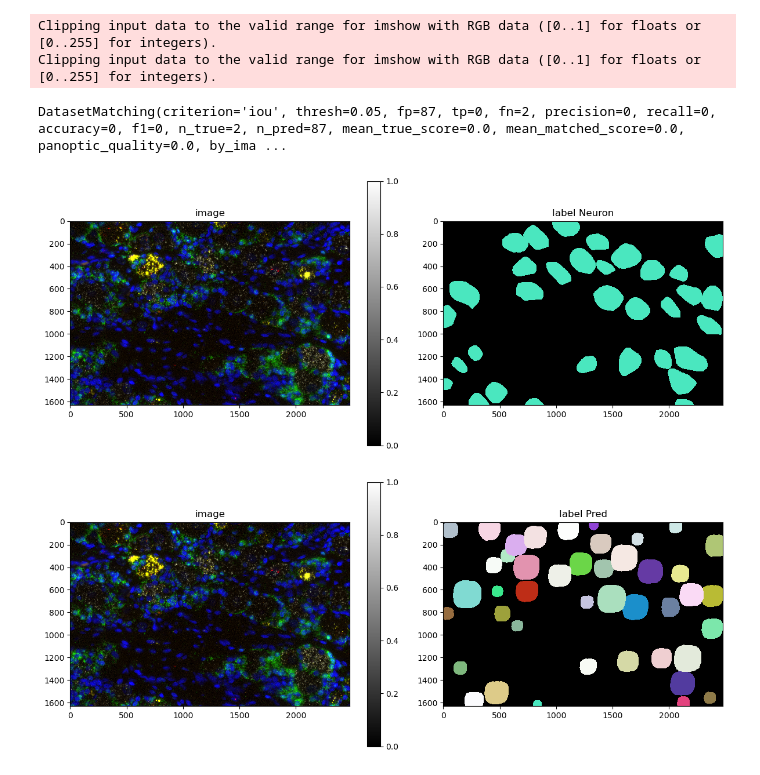
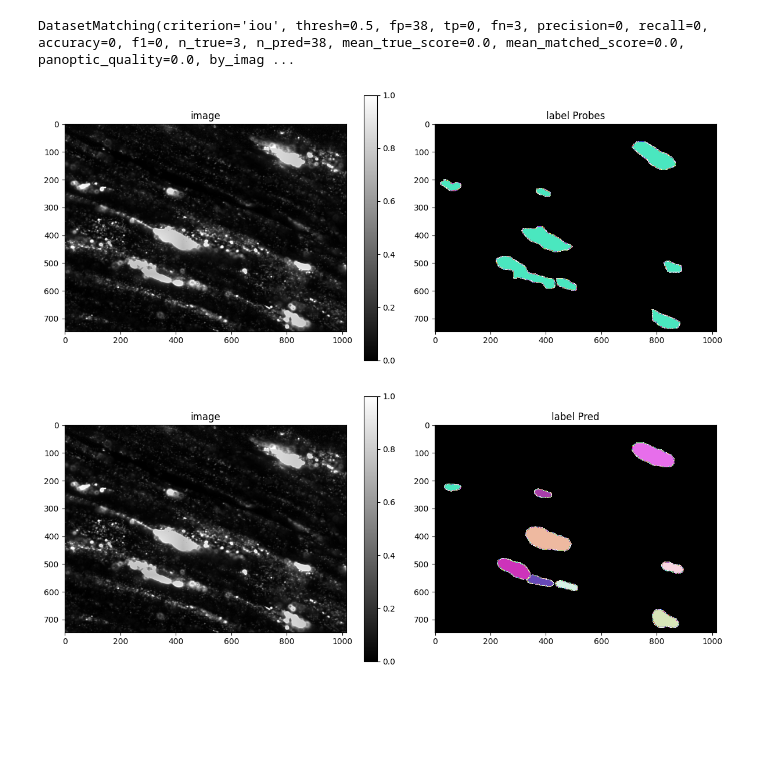
Before and after one commit to yacchuang/QuPath, a Jupyter notebook: script/Training/ObjectSegmentationStarDist.ipynb, the cells around one changed output. Cells and saved outputs as stored; diff of their text form; code cells hidden in the pictures; blank space fills up the shorter version.

```diff
--- a/script/Training/ObjectSegmentationStarDist.ipynb
+++ b/script/Training/ObjectSegmentationStarDist.ipynb
@@ -31,7 +32,7 @@ Y = sorted(glob('R:/QuPath/MLtraining/FLCy5CellSeg/masks/*.tif'))
 X = list(map(imread,X))
 Y = list(map(imread,Y))
 # n_channel = 5
-n_channel = 5 if X[0].ndim == 2 else X[0].shape[-1]  #If no third dim. then number of channels = 1. Otherwise get the num channels from the last dim.
+n_channel = 1 if X[0].ndim == 2 else X[0].shape[-1]  #If no third dim. then number of channels = 1. Otherwise get the num channels from the last dim.
 # %%
 #Normalize input images and fill holes in masks
 axis_norm = (0,1)   # normalize channels independently
@@ -151,5 +149,5 @@ if use_gpu:
     # limit_gpu_memory(None, allow_growth=True)
 # %%
 #Save model to the specified directory
-model = StarDist2D(conf, name='NeuronSegFL', basedir='C:/Users/ya-chen.chuang/Documents/QuPath/models')
+model = StarDist2D(conf, name='ProbeSegCy5-2', basedir='C:/Users/ya-chen.chuang/Documents/QuPath/models')
 # %% [output]
@@ -221,3 +218,3 @@ Clipping input data to the valid range for imshow with RGB data ([0..1] for floa
 # %%
-model.train(X_trn, Y_trn, validation_data=(X_val,Y_val), augmenter=augmenter, epochs=50, steps_per_epoch=100)
+model.train(X_trn, Y_trn, validation_data=(X_val,Y_val), augmenter=augmenter, epochs=100, steps_per_epoch=100)
 # %% [output]
@@ -266,6 +246,6 @@ Saving to 'thresholds.json'.
 # %%
 #Load saved model
-my_model = StarDist2D(None, name='NeuronSegFL', basedir='C:/Users/ya-chen.chuang/Documents/QuPath/models')
+my_model = StarDist2D(None, name='ProbeSegCy5-2', basedir='C:/Users/ya-chen.chuang/Documents/QuPath/models')
 # %% [output]
 Loading network weights from 'weights_best.h5'.
 Loading thresholds from 'thresholds.json'.
@@ -317,20 +259,18 @@ Y_val_pred = [model.predict_instances(x, n_tiles=model._guess_n_tiles(x), show_t
 # %%
 #PLot original labels and predcitions
-plot_img_label(X_val[0],Y_val[0], lbl_title="label Neuron")
+plot_img_label(X_val[0],Y_val[0], lbl_title="label Probes")
 plot_img_label(X_val[0],Y_val_pred[0], lbl_title="label Pred")
 
 
-# taus = [0.1, 0.2, 0.3, 0.4, 0.5, 0.6, 0.7, 0.8, 0.9, 1.0, 2.0, 3.0, 4.0, 5.0]
-taus = [0.01, 0.02, 0.03, 0.04, 0.05, 0.06, 0.07, 0.08, 0.09, 0.10]
+taus = [0.1, 0.2, 0.3, 0.4, 0.5, 0.6, 0.7, 0.8, 0.9, 1.0, 2.0, 3.0, 4.0, 5.0]
+# taus = [0.01, 0.02, 0.03, 0.04, 0.05, 0.06, 0.07, 0.08, 0.09, 0.10]
 stats = [matching_dataset(Y_val, Y_val_pred, thresh=t, show_progress=False) for t in tqdm(taus)]
 
-stats[taus.index(0.05)]
+stats[taus.index(0.5)]
 # %% [output]
-Clipping input data to the valid range for imshow with RGB data ([0..1] for floats or [0..255] for integers).
-Clipping input data to the valid range for imshow with RGB data ([0..1] for floats or [0..255] for integers).
+DatasetMatching(criterion='iou', thresh=0.5, fp=38, tp=0, fn=3, precision=0, recall=0, accuracy=0, f1=0, n_true=3, n_pred=38, mean_true_score=0.0, mean_matched_score=0.0, panoptic_quality=0.0, by_imag ...
-DatasetMatching(criterion='iou', thresh=0.05, fp=87, tp=0, fn=2, precision=0, recall=0, accuracy=0, f1=0, n_true=2, n_pred=87, mean_true_score=0.0, mean_matched_score=0.0, panoptic_quality=0.0, by_ima ...
-[figure, old version]
+[figure, new version]
-[figure, old version]
+[figure, new version]
 # %%
 #Plot key metrics
 fig, (ax1,ax2) = plt.subplots(1,2, figsize=(15,5))
```
Also changed, not shown: parts of 16 cells of this notebook, 1 other file.
